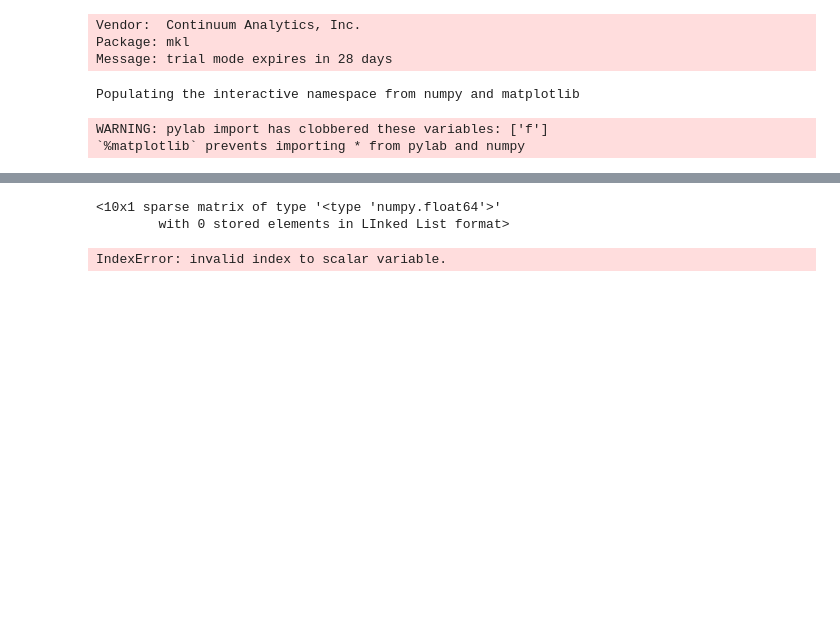
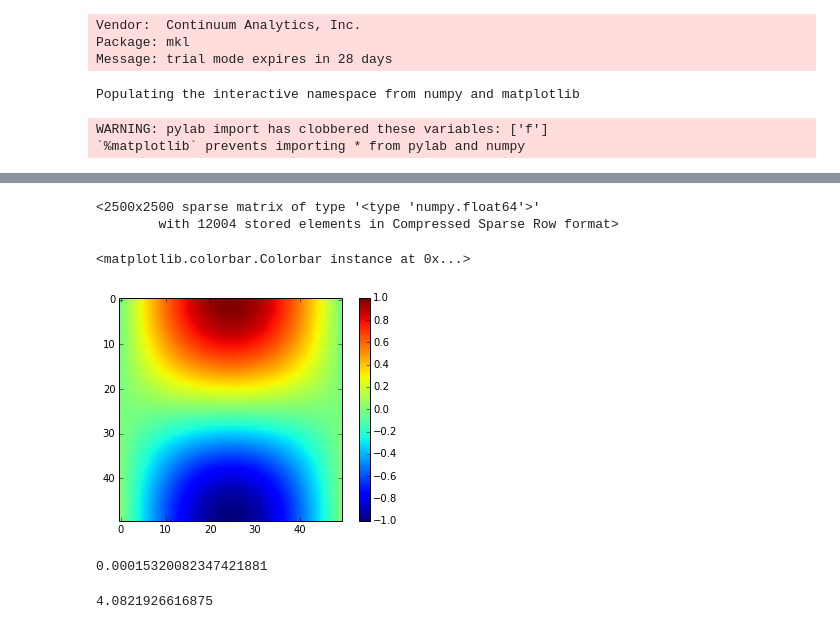
Before and after one commit to rakhuba/pyrectmesh, a Jupyter notebook: rectmesh.ipynb, the cells around one changed output, grey strips where cells are left out. Saved outputs shown, nothing was run; the diff lists cells and outputs as text; code cells hidden in the pictures; blank space fills up the shorter version.

Commit message:
example on a square works

```diff
--- a/rectmesh.ipynb
+++ b/rectmesh.ipynb
@@ -336,3 +336,15 @@ def build_system(mesh, rhs):
 
 
     return A, f
+
+
+def tomeshorder(mesh, sol):
+
+    size = mesh.mesh_size
+    sol2mesh = np.zeros(size)
+
+    for i in xrange(size[0]):
+        for j in xrange(size[1]):
+            sol2mesh[i, j] = sol[mesh.order[i,j]]
+
+    return sol2mesh
@@ -365,9 +351,31 @@ print dict((v,k) for k, v in dic.iteritems())
-# %%
-sp.sparse.lil_matrix((10,1))
-# %% [output]
-<10x1 sparse matrix of type '<type 'numpy.float64'>'
-        with 0 stored elements in LInked List format>
-# %%
-b[0]
-# %% [output]
-IndexError: invalid index to scalar variable.
+# %%
+# Testing on [0, pi]x[0, pi] square with solution sin x cos y + 1
+X, Y = np.meshgrid(x,y)
+rhs = - 2*np.sin(X)* np.cos(Y)
+
+A, f = build_system(a, rhs)
+A.tocsr()
+# %% [output]
+<2500x2500 sparse matrix of type '<type 'numpy.float64'>'
+        with 12004 stored elements in Compressed Sparse Row format>
+# %%
+import scipy.sparse.linalg
+lu = sp.sparse.linalg.splu(A)
+sol = lu.solve(f)
+# %%
+sol2mesh = tomeshorder(a,sol)
+# %%
+plt.imshow(sol2mesh-1)
+plt.colorbar()
+# %% [output]
+<matplotlib.colorbar.Colorbar instance at 0x...>
+[figure, added]
+# %%
+sol_exact = np.sin(X)* np.cos(Y) + 1
+np.linalg.norm(sol_exact - sol2mesh)/np.linalg.norm(sol_exact)
+# %% [output]
+0.00015320082347421881
+# %%
+0.00015320082347421881/3.7529052685839801e-05
+# %% [output]
+4.0821926616875
```
Also changed, not shown: parts of 6 cells of this notebook.
